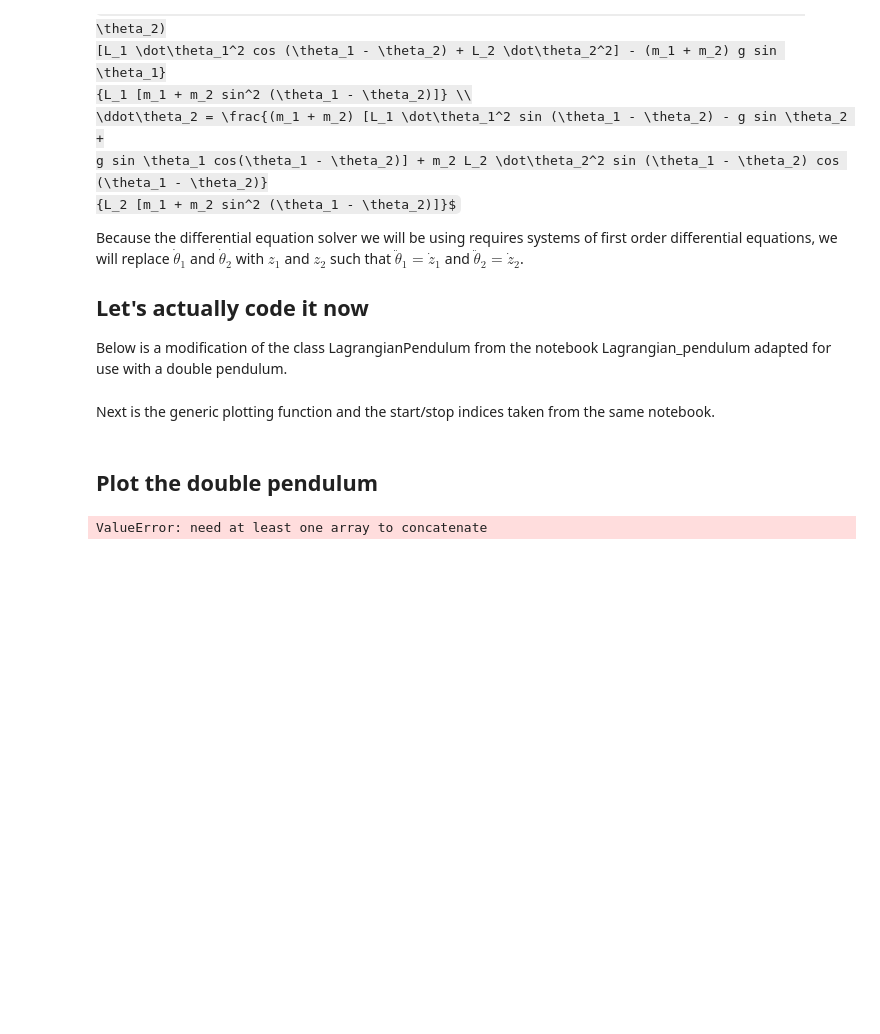
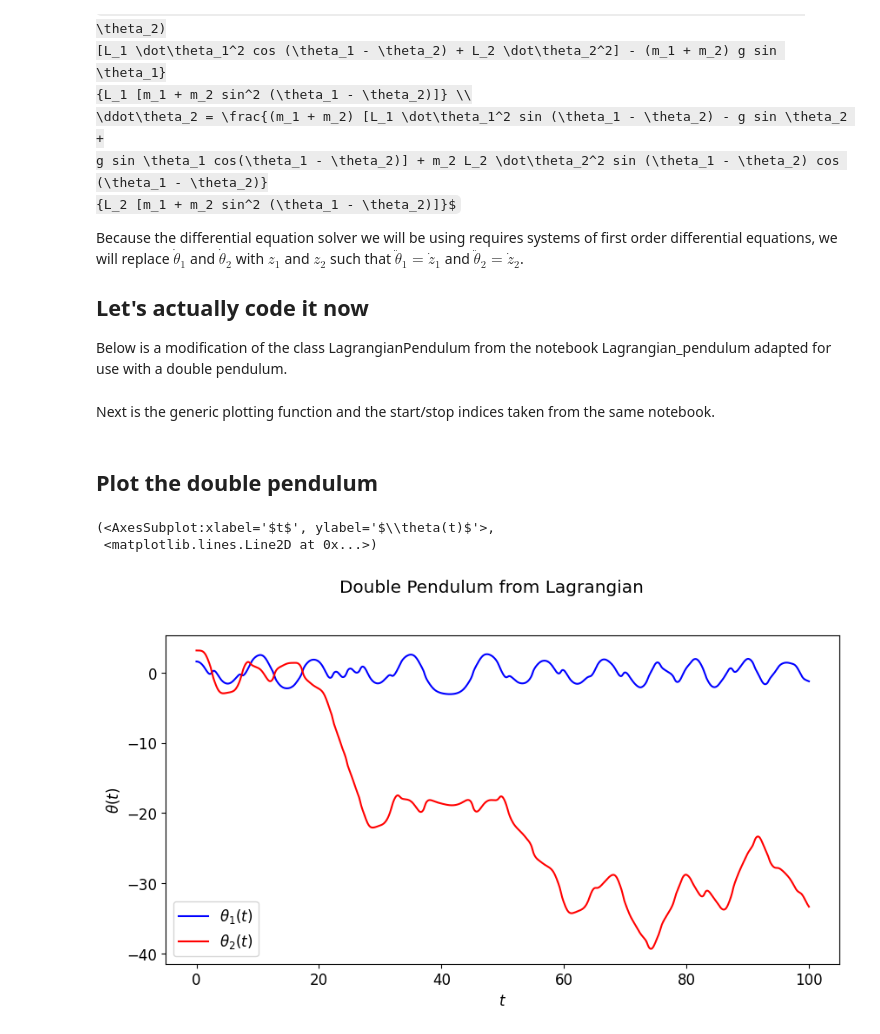
Before and after one commit to robertVonHolle/5300_final, a Jupyter notebook: Double_pendulum.ipynb, the cells around one changed output. Cells and saved outputs as stored; diff of their text form; code cells hidden in the pictures; some formulas as TeX source; blank space fills up the shorter version.

```diff
--- a/Double_pendulum.ipynb
+++ b/Double_pendulum.ipynb
@@ -150,9 +150,9 @@ class DoublePendulum():
         dif = theta1 - theta2
 
         z1_dot = (m2*g*np.sin(theta2)*np.cos(dif) - m2*np.sin(dif)*(L2*z1**2*np.cos(dif) + L2*z2**2) \
-                  - (m1 + m2)*g*np.sin(theta1)) / (L1*(m1 + m2*np.sin(dif)))
+                  - (m1 + m2)*g*np.sin(theta1)) / (L1*(m1 + m2*np.sin(dif)**2))
         z2_dot = ((m1 + m2)*(L1*z1**2*np.sin(dif) - g*np.sin(theta2) + g*np.sin(theta1)*np.cos(dif)) \
-                  + m2*L2*z2**2*np.sin(dif)*np.cos(dif)) / (L1*(m1 + m2*np.sin(dif)))
+                  + m2*L2*z2**2*np.sin(dif)*np.cos(dif)) / (L1*(m1 + m2*np.sin(dif)**2))
 
         return z1, z1_dot, z2, z2_dot
 
@@ -232,7 +232,7 @@ theta_vs_time_labels = (r'$t$', r'$\theta(t)$')
 
 # Common plotting time (generate the full time then use slices)
 t_start = 0.
-t_end = 50.
+t_end = 100.
 delta_t = 0.001
 
 t_pts = np.arange(t_start, t_end+delta_t, delta_t)
@@ -249,30 +249,32 @@ dp1 = DoublePendulum(L1=L1, L2=L2, g=g, m1=m1, m2=m2)
 # %%
 # Define initial conditions
 theta1_0 = np.pi / 2
 theta1_dot_0 = 0.
 theta2_0 = np.pi
 theta2_dot_0 = 0.
 
 # Find the theta functions
 theta1, theta1_dot, theta2, theta2_dot = dp1.solve_ode(t_pts, theta1_0, theta1_dot_0, theta2_0, theta2_dot_0)
 
 # Plot the theta functions
 fig = plt.figure(figsize=(10,5))
 overall_title = 'Double Pendulum from Lagrangian'
 fig.suptitle(overall_title, va='baseline')
 
-ax_a = fig.add_subplot(1,3,1)
+ax_a = fig.add_subplot(1,1,1)
 
 start, stop = start_stop_indices(t_pts, t_start, t_end)
 plot_y_vs_x(t_pts[start : stop], theta1[start : stop],
             axis_labels=theta_vs_time_labels,
             color='blue',
             label=r'$\theta_1(t)$',
             ax=ax_a)
 plot_y_vs_x(t_pts[start : stop], theta2[start : stop],
             axis_labels=theta_vs_time_labels,
             color='red',
             label=r'$\theta_2(t)$',
             ax=ax_a)
 # %% [output]
-ValueError: need at least one array to concatenate
+(<AxesSubplot:xlabel='$t$', ylabel='$\\theta(t)$'>,
+ <matplotlib.lines.Line2D at 0x...>)
+[figure, added]
```
Also changed, not shown: parts of 5 cells of this notebook.
